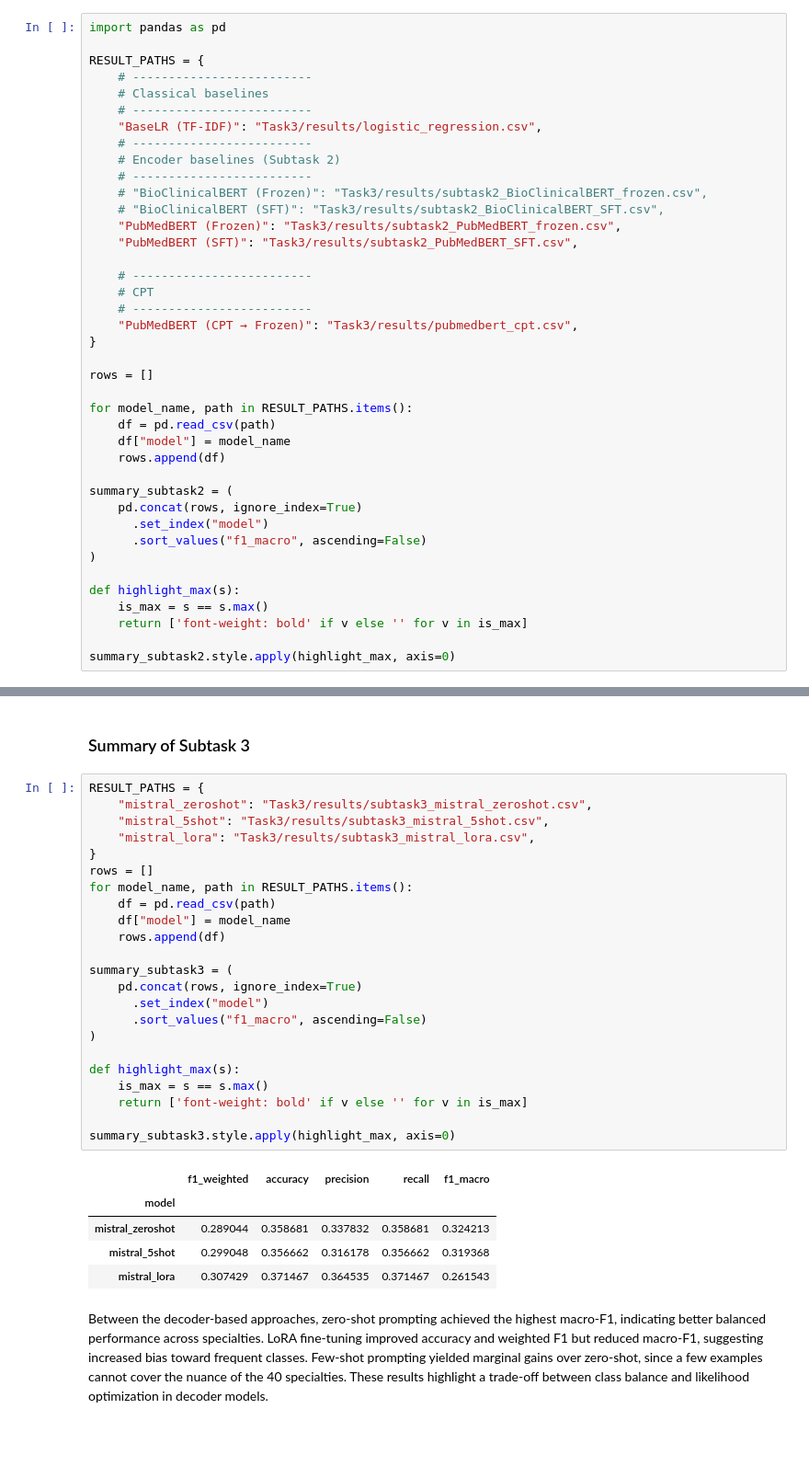
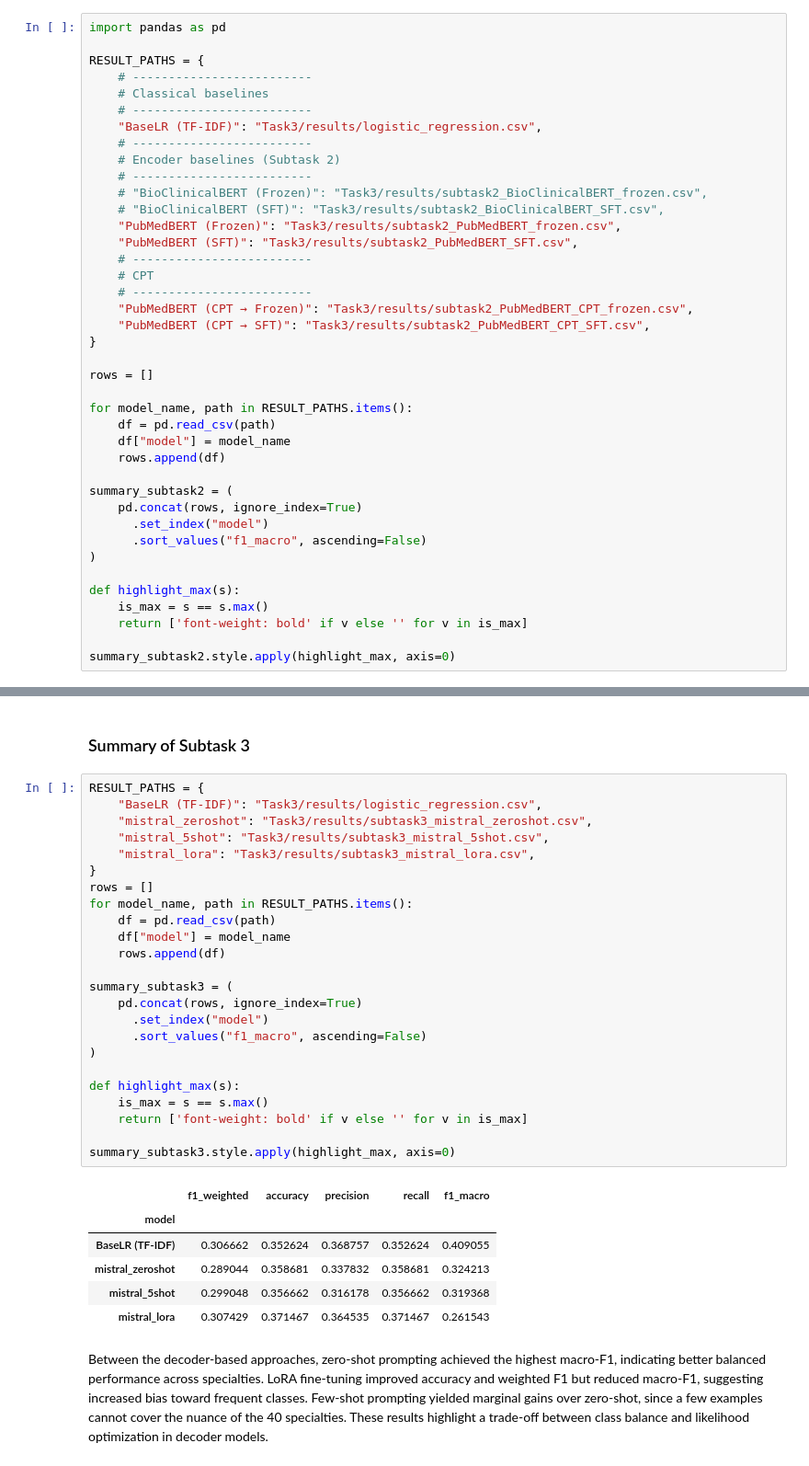
Before and after one commit to CarlaMalo/MedNLP-Multitask, a Jupyter notebook: Task_3.ipynb, the cells around one changed output, grey strips where cells are left out. Shown at 92% size. Saved outputs shown, nothing was run; the diff lists cells and outputs as text; blank space fills up the shorter version.

```diff
--- a/Task_3.ipynb
+++ b/Task_3.ipynb
@@ -1270,11 +1339,11 @@ RESULT_PATHS = {
 	# "BioClinicalBERT (SFT)": "Task3/results/subtask2_BioClinicalBERT_SFT.csv",
 	"PubMedBERT (Frozen)": "Task3/results/subtask2_PubMedBERT_frozen.csv",
 	"PubMedBERT (SFT)": "Task3/results/subtask2_PubMedBERT_SFT.csv",
-
 	# -------------------------
 	# CPT
 	# -------------------------
-	"PubMedBERT (CPT → Frozen)": "Task3/results/pubmedbert_cpt.csv",
+	"PubMedBERT (CPT → Frozen)": "Task3/results/subtask2_PubMedBERT_CPT_frozen.csv",
+	"PubMedBERT (CPT → SFT)": "Task3/results/subtask2_PubMedBERT_CPT_SFT.csv",
 }
 
 rows = []
@@ -1452,30 +1524,32 @@ print(Counter(preds))
 ### Summary of Subtask 3
 # %%
 RESULT_PATHS = {
+	"BaseLR (TF-IDF)": "Task3/results/logistic_regression.csv",
 	"mistral_zeroshot": "Task3/results/subtask3_mistral_zeroshot.csv",
 	"mistral_5shot": "Task3/results/subtask3_mistral_5shot.csv",
 	"mistral_lora": "Task3/results/subtask3_mistral_lora.csv",
 }
 rows = []
 for model_name, path in RESULT_PATHS.items():
 	df = pd.read_csv(path)
 	df["model"] = model_name
 	rows.append(df)
 
 summary_subtask3 = (
 	pd.concat(rows, ignore_index=True)
 	  .set_index("model")
 	  .sort_values("f1_macro", ascending=False)
 )
 
 def highlight_max(s):
 	is_max = s == s.max()
 	return ['font-weight: bold' if v else '' for v in is_max]
 
 summary_subtask3.style.apply(highlight_max, axis=0)
 # %% [output]
 |  | f1_weighted | accuracy | precision | recall | f1_macro |
 | model |  |  |  |  |  |
+| BaseLR (TF-IDF) | 0.306662 | 0.352624 | 0.368757 | 0.352624 | 0.409055 |
 | mistral_zeroshot | 0.289044 | 0.358681 | 0.337832 | 0.358681 | 0.324213 |
 | mistral_5shot | 0.299048 | 0.356662 | 0.316178 | 0.356662 | 0.319368 |
 | mistral_lora | 0.307429 | 0.371467 | 0.364535 | 0.371467 | 0.261543 |
```
Also changed, not shown: parts of 35 cells of this notebook, 8 other files.
